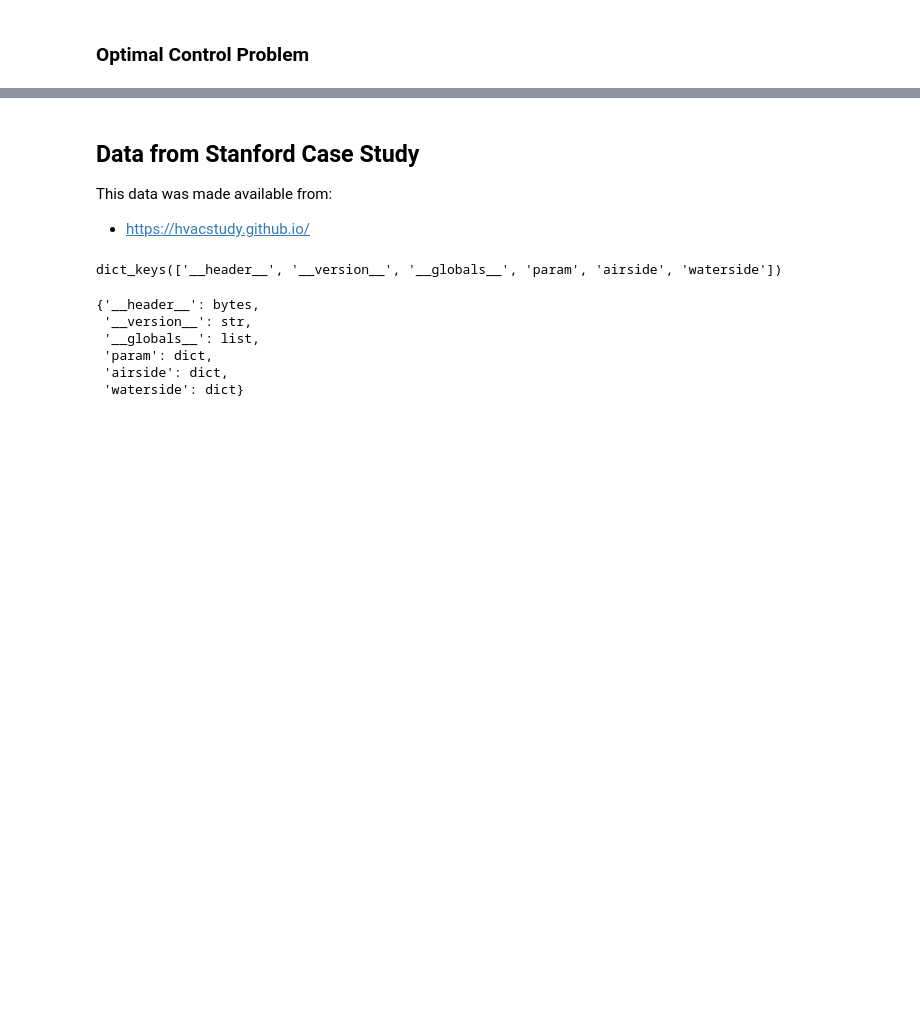
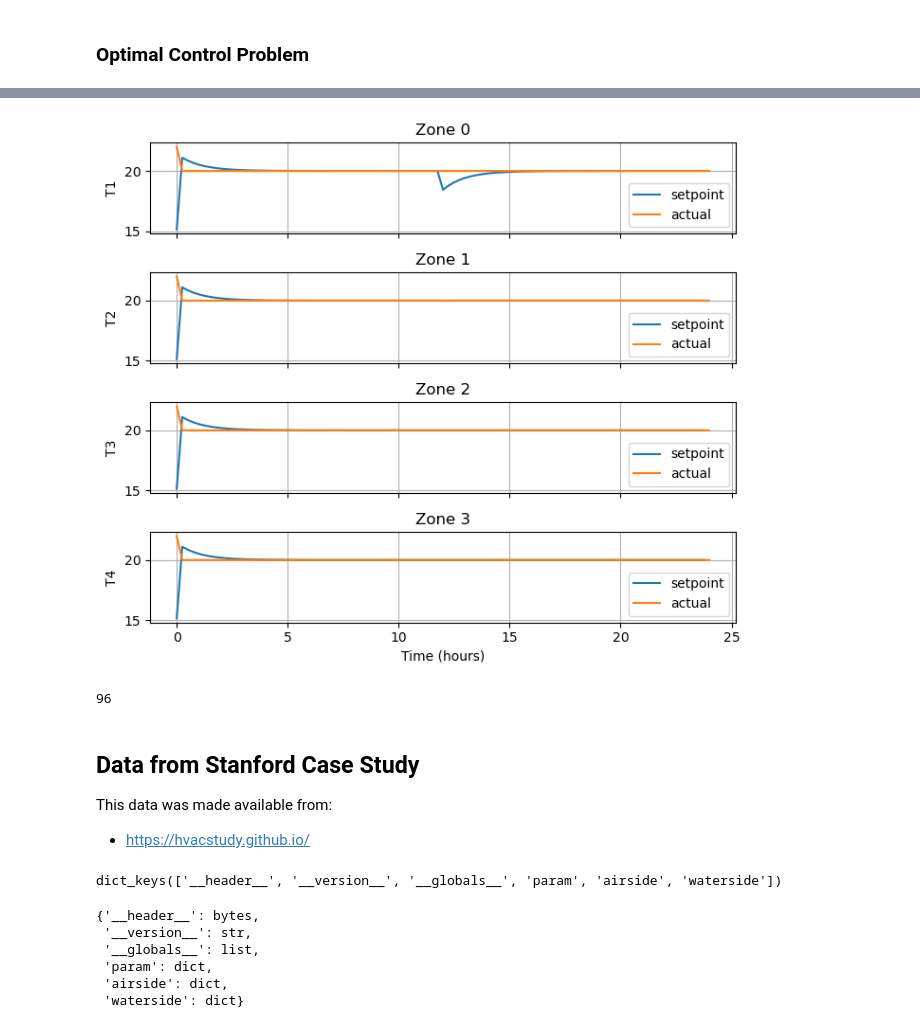
Before and after one commit to billtubbs/building-hvac-models, a Jupyter notebook: Building-models.ipynb, the cells around one changed output, grey strips where cells are left out. Drawn from its saved outputs; the diff is of its cells as text; code cells hidden in the pictures; blank space fills up the shorter version.

```diff
--- a/Building-models.ipynb
+++ b/Building-models.ipynb
@@ -557,8 +557,9 @@ params = {
 #
 
 # System dimensions
-n_x = 2 * n_z
-n_u = 2 * n_z + 1
+n_x = 2 * n_z  # number of states
+n_u = n_z  # number of manipulated inputs
+n_p = n_z + 1  # number of disturbance inputs
 
 # Declare variables
 x = cas.MX.sym('x', n_x)
@@ -581,7 +582,7 @@ rhs = cas.vertcat(dTdt, dI_eps_dt)
 f = cas.Function('f', [x, inputs], [rhs], ['x', 'u'], ['dxdt'])
 
 # Construct discrete-time system model
-dt = 0.25  # timestep size, hours
+dt = 0.25  # length of 1 control interval
 F = convert_continuous_model_to_discrete(f, x, inputs, dt)
 print(F)
 # %% [output]
@@ -604,3 +664,24 @@ P = opti.variable(N, n_p)  # sequence of disturbance inputs
+# %%
+X_sol = sol.value(X)
+U_sol = sol.value(U)
+
+fig, axes = plt.subplots(n_z, 1, sharex=True, figsize=(7, 6))
+for z, ax in enumerate(axes):
+    ax.plot(t[:-1], U_sol[:, z], label='setpoint')
+    ax.plot(t, X_sol.T[:, z], label='actual')
+    ax.grid()
+    ax.set_ylabel(f"T{z+1}")
+    ax.legend()
+    ax.set_title(f"Zone {z}")
+axes[-1].set_xlabel("Time (hours)")
+plt.tight_layout()
+plt.show()
+# %% [output]
+[figure, added]
+# %%
+N
+# %% [output]
+96
 # %% [markdown]
 ## Data from Stanford Case Study
 
```
Also changed, not shown: parts of 4 cells of this notebook.
